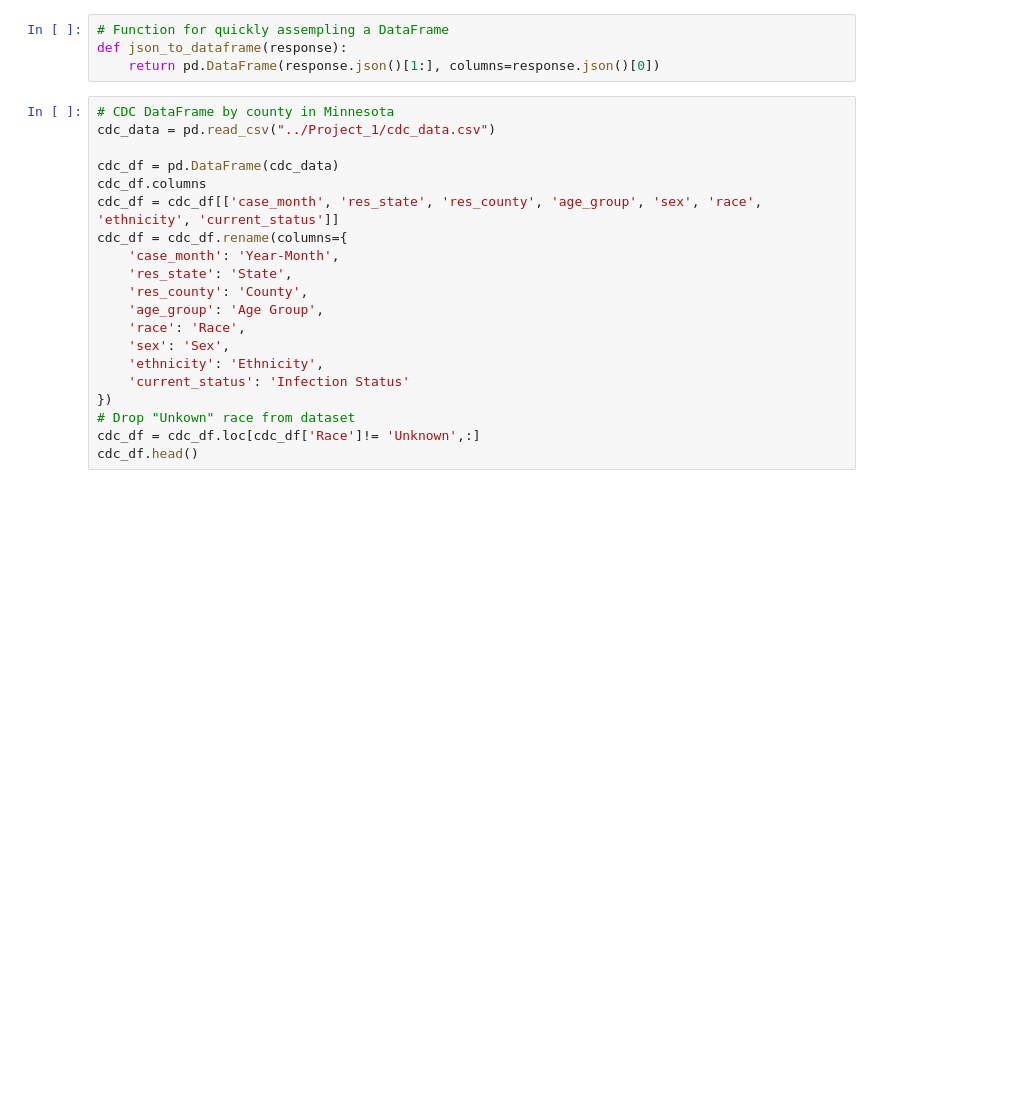
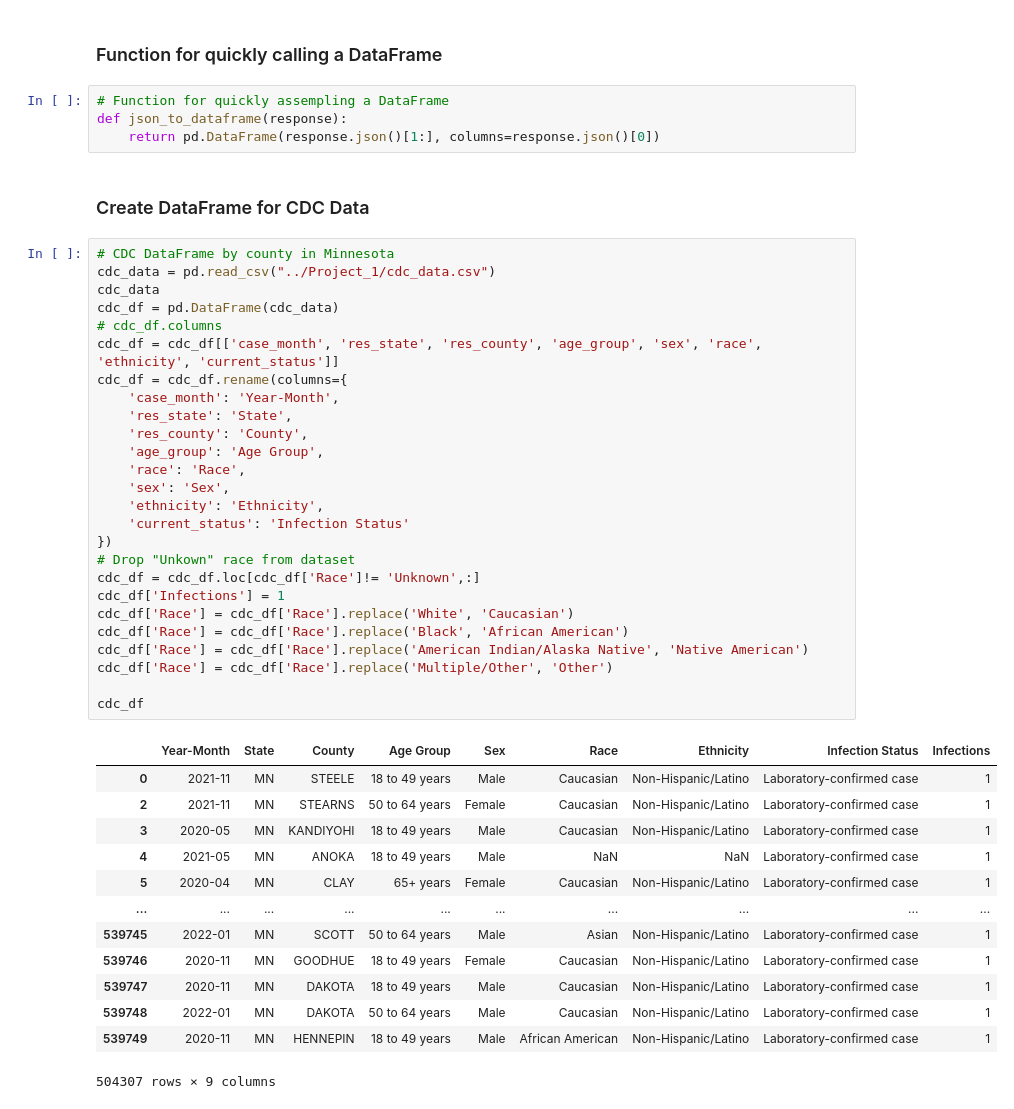
Before and after one commit to tlenzmeier58/Project_1, a Jupyter notebook: working.ipynb, the cells around one changed output. Cells and saved outputs as stored; diff of their text form; blank space fills up the shorter version.

```diff
--- a/working.ipynb
+++ b/working.ipynb
@@ -11,24 +14,48 @@ import requests
+# %% [markdown]
+### Function for quickly calling a DataFrame
 # %%
 # Function for quickly assempling a DataFrame
 def json_to_dataframe(response):
     return pd.DataFrame(response.json()[1:], columns=response.json()[0])
+# %% [markdown]
+### Create DataFrame for CDC Data
 # %%
 # CDC DataFrame by county in Minnesota
 cdc_data = pd.read_csv("../Project_1/cdc_data.csv")
-
+cdc_data
 cdc_df = pd.DataFrame(cdc_data)
-cdc_df.columns
+# cdc_df.columns
 cdc_df = cdc_df[['case_month', 'res_state', 'res_county', 'age_group', 'sex', 'race', 'ethnicity', 'current_status']]
 cdc_df = cdc_df.rename(columns={
     'case_month': 'Year-Month',
     'res_state': 'State',
     'res_county': 'County',
     'age_group': 'Age Group',
     'race': 'Race',
     'sex': 'Sex',
     'ethnicity': 'Ethnicity',
     'current_status': 'Infection Status'
 })
 # Drop "Unkown" race from dataset
 cdc_df = cdc_df.loc[cdc_df['Race']!= 'Unknown',:]
-cdc_df.head()
+cdc_df['Infections'] = 1
+cdc_df['Race'] = cdc_df['Race'].replace('White', 'Caucasian')
+cdc_df['Race'] = cdc_df['Race'].replace('Black', 'African American')
+cdc_df['Race'] = cdc_df['Race'].replace('American Indian/Alaska Native', 'Native American')
+cdc_df['Race'] = cdc_df['Race'].replace('Multiple/Other', 'Other')
+
+cdc_df
+# %% [output]
+|  | Year-Month | State | County | Age Group | Sex | Race | Ethnicity | Infection Status | Infections |
+| 0 | 2021-11 | MN | STEELE | 18 to 49 years | Male | Caucasian | Non-Hispanic/Latino | Laboratory-confirmed case | 1 |
+| 2 | 2021-11 | MN | STEARNS | 50 to 64 years | Female | Caucasian | Non-Hispanic/Latino | Laboratory-confirmed case | 1 |
+| 3 | 2020-05 | MN | KANDIYOHI | 18 to 49 years | Male | Caucasian | Non-Hispanic/Latino | Laboratory-confirmed case | 1 |
+| 4 | 2021-05 | MN | ANOKA | 18 to 49 years | Male | NaN | NaN | Laboratory-confirmed case | 1 |
+| 5 | 2020-04 | MN | CLAY | 65+ years | Female | Caucasian | Non-Hispanic/Latino | Laboratory-confirmed case | 1 |
+| ... | ... | ... | ... | ... | ... | ... | ... | ... | ... |
+| 539745 | 2022-01 | MN | SCOTT | 50 to 64 years | Male | Asian | Non-Hispanic/Latino | Laboratory-confirmed case | 1 |
+| 539746 | 2020-11 | MN | GOODHUE | 18 to 49 years | Female | Caucasian | Non-Hispanic/Latino | Laboratory-confirmed case | 1 |
+| 539747 | 2020-11 | MN | DAKOTA | 18 to 49 years | Male | Caucasian | Non-Hispanic/Latino | Laboratory-confirmed case | 1 |
+| 539748 | 2022-01 | MN | DAKOTA | 50 to 64 years | Male | Caucasian | Non-Hispanic/Latino | Laboratory-confirmed case | 1 |
+| 539749 | 2020-11 | MN | HENNEPIN | 18 to 49 years | Male | African American | Non-Hispanic/Latino | Laboratory-confirmed case | 1 |
+504307 rows × 9 columns
```
Also changed, not shown: parts of 14 cells of this notebook, 3 other files.
